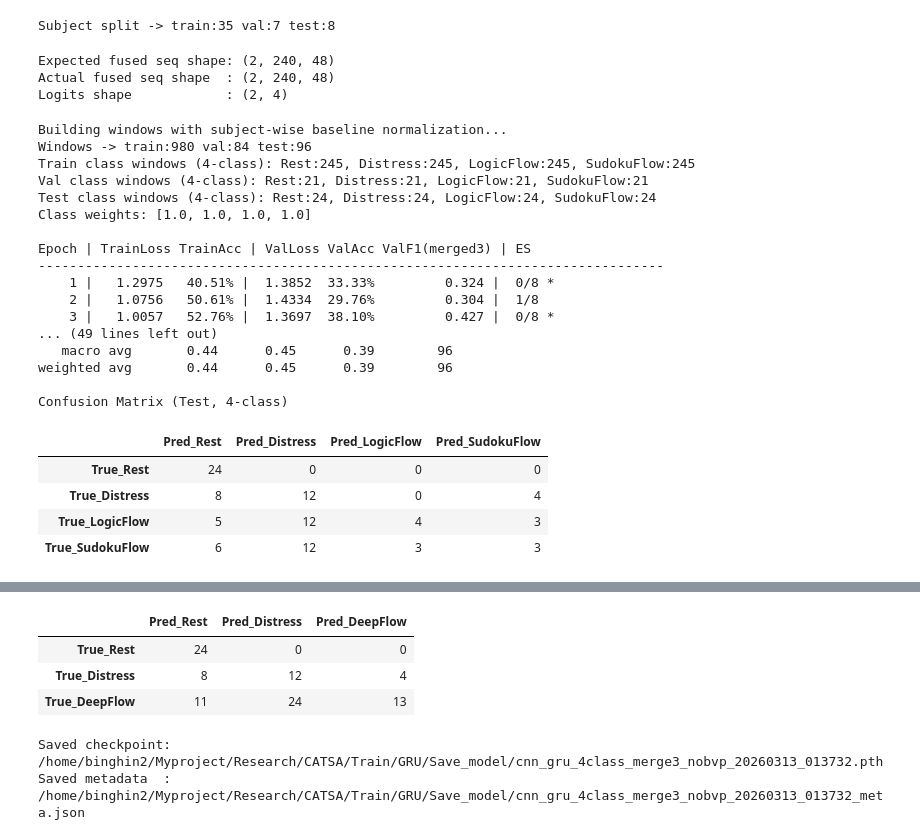
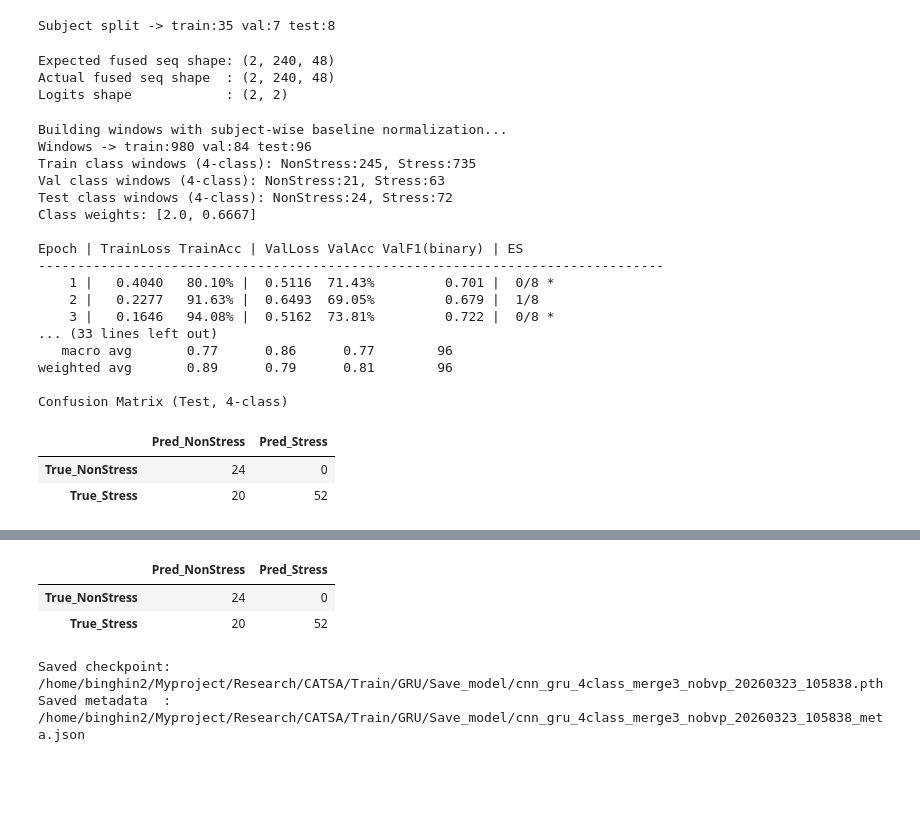
Before and after one commit to binghin2/Research, a Jupyter notebook: CATSA/Train/GRU/CATSA_GRU.ipynb, the cells around one changed output, grey strips where cells are left out. Cells and saved outputs as stored; diff of their text form; code cells hidden in the pictures; blank space fills up the shorter version.

```diff
--- a/CATSA/Train/GRU/CATSA_GRU.ipynb
+++ b/CATSA/Train/GRU/CATSA_GRU.ipynb
@@ -54,18 +47,18 @@ from torch.utils.data import Dataset, DataLoader, WeightedRandomSampler
 # ===================== User Config =====================
 DATASET_ROOT = Path('/home/binghin2/Myproject/Dataset/CATSA')
 
-# Train as 4 classes
+# Train as binary classes
 TASK_TO_CLASS = {
     'Baseline': 0,
+    'Logic': 1,
+    'Sudoku': 1,
     'Stroop': 1,
-    'Logic': 2,
-    'Sudoku': 3,
 }
-CLASS_NAMES = ['Rest', 'Distress', 'LogicFlow', 'SudokuFlow']
+CLASS_NAMES = ['NonStress', 'Stress']
 
-# Evaluate as merged 3 classes
-MERGED_CLASS_NAMES = ['Rest', 'Distress', 'DeepFlow']
-MERGE_MAP_4TO3 = {0: 0, 1: 1, 2: 2, 3: 2}
+# Binary evaluation classes
+MERGED_CLASS_NAMES = ['NonStress', 'Stress']
+MERGE_MAP_4TO3 = {0: 0, 1: 1}
 
 WINDOW_SEC = 60
 TRAIN_STRIDE_SEC = 20
@@ -95,9 +88,9 @@ EARLY_STOP_F1_MIN_DELTA = 1e-4
 USE_WEIGHTED_SAMPLER = False
 USE_CLASS_WEIGHTS = True
 
-# Manual class weights (Rest, Distress, LogicFlow, SudokuFlow)
+# Manual class weights (NonStress, Stress)
 USE_MANUAL_CLASS_WEIGHTS = False
-MANUAL_CLASS_WEIGHTS = [1.0, 1.0, 1.0, 1.0]
+MANUAL_CLASS_WEIGHTS = [1.0, 1.0]
 
 # Loss controls
 USE_FOCAL_LOSS = False
@@ -126,7 +119,7 @@ set_seed(SEED)
 print('Device:', DEVICE)
 print('Dataset root:', DATASET_ROOT)
 print('Dropout:', DROPOUT)
-print('Early stopping monitor: val_macro_f1_merged', {'patience': EARLY_STOP_PATIENCE, 'min_delta': EARLY_STOP_F1_MIN_DELTA})
+print('Early stopping monitor: val_macro_f1_binary', {'patience': EARLY_STOP_PATIENCE, 'min_delta': EARLY_STOP_F1_MIN_DELTA})
 print('Train stride (sec):', TRAIN_STRIDE_SEC)
 print('LSTM:', {'hidden': LSTM_HIDDEN, 'layers': LSTM_LAYERS, 'bidirectional': LSTM_BIDIRECTIONAL})
 print('Weighted sampler:', USE_WEIGHTED_SAMPLER)
@@ -389,7 +382,7 @@ class MultiBranchCNNGRU(nn.Module):
       cat -> (B, 48, 240) -> permute -> (B, 240, 48)
       BiGRU -> mean pooling -> FC(n_classes)
     """
-    def __init__(self, n_classes=4, dropout=0.4,
+    def __init__(self, n_classes=2, dropout=0.4,
                  gru_hidden=32, gru_layers=1, bidirectional=True):
         super().__init__()
 
@@ -465,7 +458,7 @@ with torch.no_grad():
 # %% [output]
 Expected fused seq shape: (2, 240, 48)
 Actual fused seq shape  : (2, 240, 48)
-Logits shape            : (2, 4)
+Logits shape            : (2, 2)
 # %%
 def class_weights_from_windows(train_windows, n_classes):
     y = np.array([w['y'] for w in train_windows], dtype=np.int64)
@@ -593,7 +586,7 @@ def run_training():
     best_val_macro_f1 = 0.0
     patience_counter = 0
 
-    print('\nEpoch | TrainLoss TrainAcc | ValLoss ValAcc ValF1(merged3) | ES')
+    print('\nEpoch | TrainLoss TrainAcc | ValLoss ValAcc ValF1(binary) | ES')
     print('-' * 80)
 
     for ep in range(1, EPOCHS + 1):
@@ -661,52 +654,50 @@ def run_training():
     print('\nClassification Report (Test, 4-class)')
     print(classification_report(te_true, te_pred, target_names=CLASS_NAMES, zero_division=0))
 
     cm4 = confusion_matrix(te_true, te_pred, labels=list(range(len(CLASS_NAMES))))
     cm4_df = pd.DataFrame(cm4, index=[f'True_{c}' for c in CLASS_NAMES], columns=[f'Pred_{c}' for c in CLASS_NAMES])
     print('Confusion Matrix (Test, 4-class)')
     display(cm4_df)
 
     te_true_3 = map_labels_4_to_3(te_true)
     te_pred_3 = map_labels_4_to_3(te_pred)
     te_acc_3 = float(np.mean(np.array(te_true_3) == np.array(te_pred_3)))
     te_macro_f1_3 = f1_score(te_true_3, te_pred_3, average='macro', zero_division=0)
 
     print('\n=== Merged 3-class metrics (Rest / Distress / DeepFlow) ===')
-    print('Test acc  (merged 3-class):', f'{te_acc_3:.2%}')
-    print('Test macro-F1 (merged 3-class):', f'{te_macro_f1_3:.3f}')
-    print('Classification Report (Test, merged 3-class)')
+    print('Test acc  (binary):', f'{te_acc_3:.2%}')
+    print('Test macro-F1 (binary):', f'{te_macro_f1_3:.3f}')
+    print('Classification Report (Test, binary)')
     print(classification_report(te_true_3, te_pred_3, target_names=MERGED_CLASS_NAMES, zero_division=0))
 
-    cm3 = confusion_matrix(te_true_3, te_pred_3, labels=[0, 1, 2])
+    cm3 = confusion_matrix(te_true_3, te_pred_3, labels=list(range(len(MERGED_CLASS_NAMES))))
     cm3_df = pd.DataFrame(cm3, index=[f'True_{c}' for c in MERGED_CLASS_NAMES], columns=[f'Pred_{c}' for c in MERGED_CLASS_NAMES])
-    print('Confusion Matrix (Test, merged 3-class)')
+    print('Confusion Matrix (Test, binary)')
     display(cm3_df)
 
     return model
 
 
 model = run_training()
 # %% [output]
 Building windows with subject-wise baseline normalization...
 Windows -> train:980 val:84 test:96
-Train class windows (4-class): Rest:245, Distress:245, LogicFlow:245, SudokuFlow:245
-Val class windows (4-class): Rest:21, Distress:21, LogicFlow:21, SudokuFlow:21
-Test class windows (4-class): Rest:24, Distress:24, LogicFlow:24, SudokuFlow:24
-Class weights: [1.0, 1.0, 1.0, 1.0]
+Train class windows (4-class): NonStress:245, Stress:735
+Val class windows (4-class): NonStress:21, Stress:63
+Test class windows (4-class): NonStress:24, Stress:72
+Class weights: [2.0, 0.6667]
 
-Epoch | TrainLoss TrainAcc | ValLoss ValAcc ValF1(merged3) | ES
+Epoch | TrainLoss TrainAcc | ValLoss ValAcc ValF1(binary) | ES
 --------------------------------------------------------------------------------
-    1 |   1.2975   40.51% |  1.3852  33.33%         0.324 |  0/8 *
-    2 |   1.0756   50.61% |  1.4334  29.76%         0.304 |  1/8
-    3 |   1.0057   52.76% |  1.3697  38.10%         0.427 |  0/8 *
-... (49 lines left out)
-   macro avg       0.44      0.45      0.39        96
-weighted avg       0.44      0.45      0.39        96
+    1 |   0.4040   80.10% |  0.5116  71.43%         0.701 |  0/8 *
+    2 |   0.2277   91.63% |  0.6493  69.05%         0.679 |  1/8
+    3 |   0.1646   94.08% |  0.5162  73.81%         0.722 |  0/8 *
+... (33 lines left out)
+   macro avg       0.77      0.86      0.77        96
+weighted avg       0.89      0.79      0.81        96
 
 Confusion Matrix (Test, 4-class)
-|  | Pred_Rest | Pred_Distress | Pred_LogicFlow | Pred_SudokuFlow |
-| True_Rest | 24 | 0 | 0 | 0 |
-| True_Distress | 8 | 12 | 0 | 4 |
-| True_LogicFlow | 5 | 12 | 4 | 3 |
-| True_SudokuFlow | 6 | 12 | 3 | 3 |
+|  | Pred_NonStress | Pred_Stress |
+| True_NonStress | 24 | 0 |
+| True_Stress | 20 | 52 |
 === Merged 3-class metrics (Rest / Distress / DeepFlow) ===
@@ -727,7 +717,6 @@ Confusion Matrix (Test, merged 3-class)
-|  | Pred_Rest | Pred_Distress | Pred_DeepFlow |
-| True_Rest | 24 | 0 | 0 |
-| True_Distress | 8 | 12 | 4 |
-| True_DeepFlow | 11 | 24 | 13 |
+|  | Pred_NonStress | Pred_Stress |
+| True_NonStress | 24 | 0 |
+| True_Stress | 20 | 52 |
 # %%
 # Save trained model checkpoint
 from pathlib import Path
@@ -789,7 +778,7 @@ checkpoint = {
     'early_stopping': {
         'patience': EARLY_STOP_PATIENCE,
         'min_delta': EARLY_STOP_F1_MIN_DELTA,
-        'monitor': 'val_macro_f1_merged3',
+        'monitor': 'val_macro_f1_binary3',
     },
     'raw_bvp_branch_used': False,
 }
@@ -817,5 +806,5 @@ with open(meta_path, 'w', encoding='utf-8') as f:
 print('Saved checkpoint:', ckpt_path)
 print('Saved metadata  :', meta_path)
 # %% [output]
-Saved checkpoint: /home/binghin2/Myproject/Research/CATSA/Train/GRU/Save_model/cnn_gru_4class_merge3_nobvp_20260313_013732.pth
-Saved metadata  : /home/binghin2/Myproject/Research/CATSA/Train/GRU/Save_model/cnn_gru_4class_merge3_nobvp_20260313_013732_meta.json
+Saved checkpoint: /home/binghin2/Myproject/Research/CATSA/Train/GRU/Save_model/cnn_gru_4class_merge3_nobvp_20260323_105838.pth
+Saved metadata  : /home/binghin2/Myproject/Research/CATSA/Train/GRU/Save_model/cnn_gru_4class_merge3_nobvp_20260323_105838_meta.json
```
Also changed, not shown: parts of 3 cells of this notebook, 19 other files.
